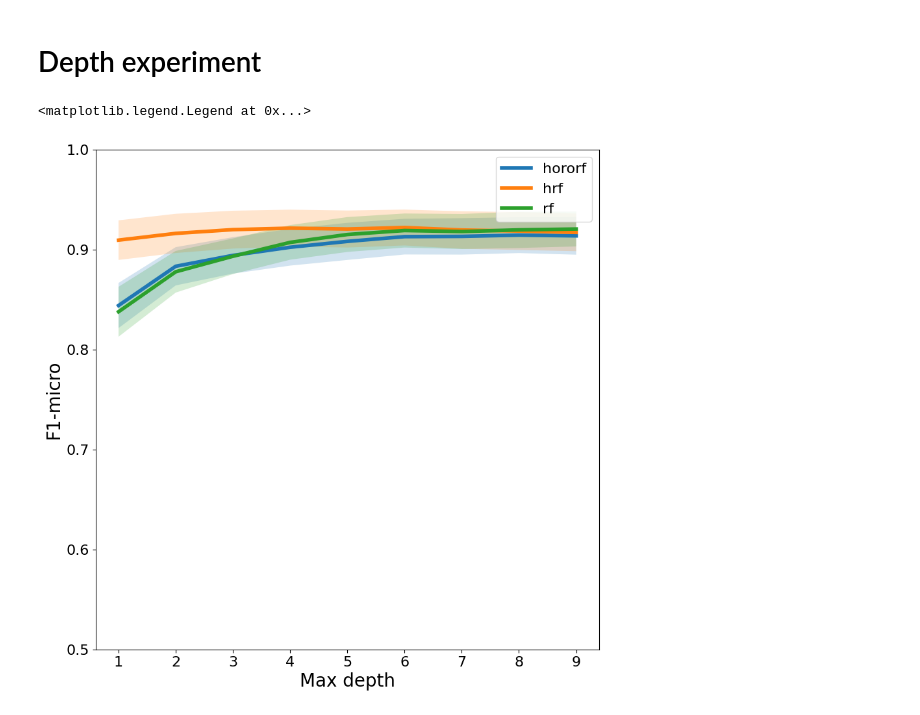
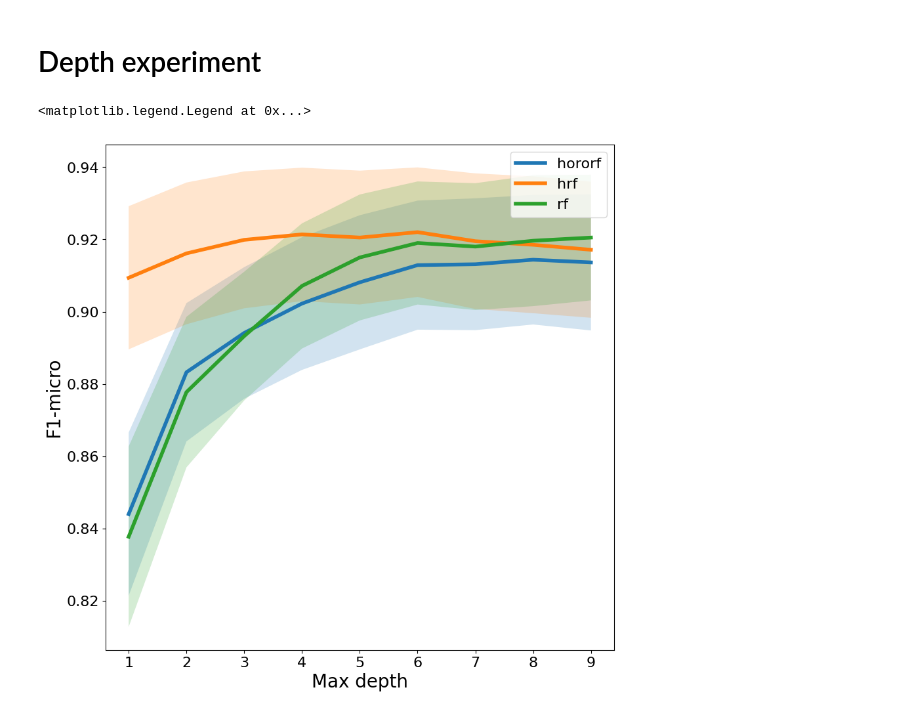
Before and after one commit to pchlenski/hyperdt, a Jupyter notebook: notebooks/30_other_scaling.ipynb, the cells around one changed output. Saved outputs shown, nothing was run; the diff lists cells and outputs as text; code cells hidden in the pictures.

```diff
--- a/notebooks/30_other_scaling.ipynb
+++ b/notebooks/30_other_scaling.ipynb
@@ -222,32 +222,32 @@ plt.show()
 # Results are in data/processed/depth_benchmark
 
 big_depth_results = pd.read_table("../data/processed/depth_benchmark/hororf_results.tsv")
 big_depth_times = pd.read_table("../data/processed/depth_benchmark/hororf_times.tsv")
 
 # Merge
 big_depth_results = big_depth_results.merge(big_depth_times, on=["max_depth", "seed", "clf"])
 
 # Plot accuracies
 means = big_depth_results.groupby(["max_depth", "clf"]).mean().reset_index()
 stderr = big_depth_results.groupby(["max_depth", "clf"]).std() / np.sqrt(N_TRIALS)
 stderr = stderr.reset_index()
 
 fig, ax = plt.subplots(figsize=(10, 10))
 for clf in means["clf"].unique():
     ax.plot(means[means["clf"] == clf]["max_depth"], means[means["clf"] == clf]["f1_micro"], label=clf, lw=4)
     means_clf = means[means["clf"] == clf]
     stderr_clf = stderr[stderr["clf"] == clf]
     ax.fill_between(
         means_clf["max_depth"],
         means_clf["f1_micro"] - stderr_clf["f1_micro"],
         means_clf["f1_micro"] + stderr_clf["f1_micro"],
         alpha=0.2,
     )
 
-ax.set_ylim(0.5, 1)
+# ax.set_ylim(0.5, 1)
 ax.set_xlabel("Max depth")
 ax.set_ylabel("F1-micro")
 ax.legend()
 # %% [output]
 <matplotlib.legend.Legend at 0x...>
-[figure, old version]
+[figure, new version]
```
Also changed, not shown: 3 other files.
